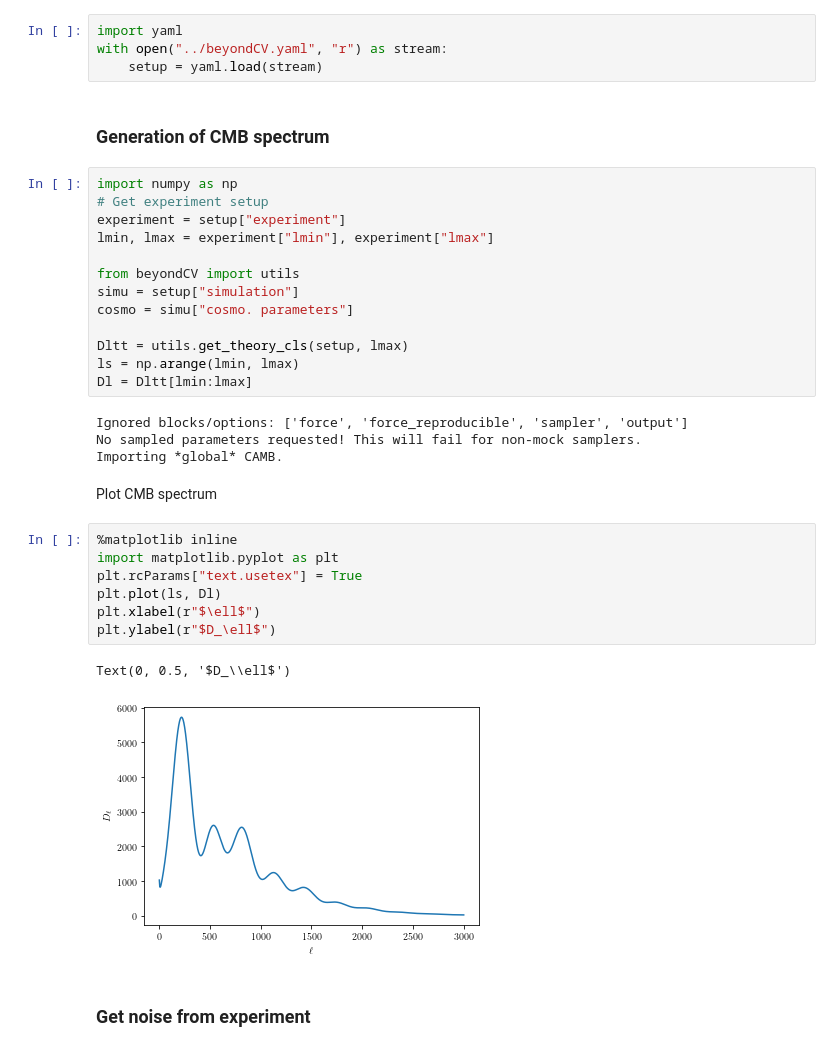
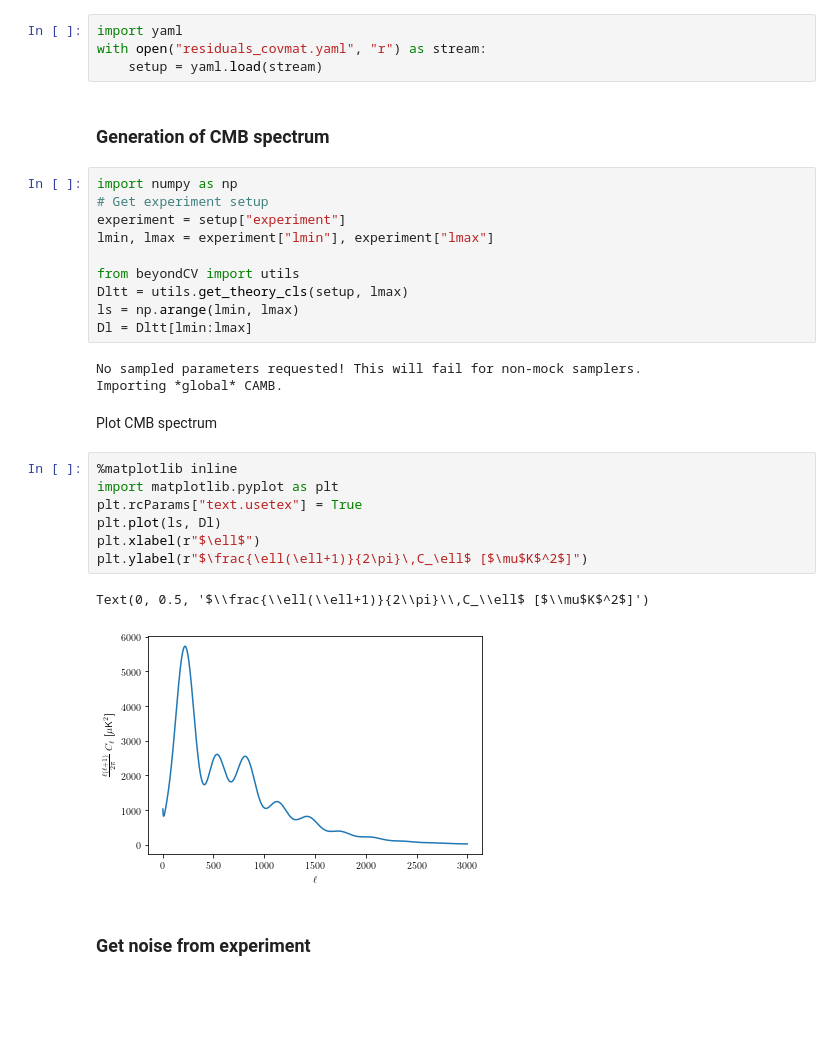
Before and after one commit to xgarrido/beyondCV, a Jupyter notebook: notebooks/residuals_covmat.ipynb, the cells around one changed output. Cells and saved outputs as stored; diff of their text form; blank space fills up the shorter version.

```diff
--- a/notebooks/residuals_covmat.ipynb
+++ b/notebooks/residuals_covmat.ipynb
@@ -4,7 +4,7 @@
 ### Load yaml file
 # %%
 import yaml
-with open("../beyondCV.yaml", "r") as stream:
+with open("residuals_covmat.yaml", "r") as stream:
     setup = yaml.load(stream)
 # %% [markdown]
 ### Generation of CMB spectrum
@@ -15,14 +15,10 @@ experiment = setup["experiment"]
 lmin, lmax = experiment["lmin"], experiment["lmax"]
 
 from beyondCV import utils
-simu = setup["simulation"]
-cosmo = simu["cosmo. parameters"]
-
 Dltt = utils.get_theory_cls(setup, lmax)
 ls = np.arange(lmin, lmax)
 Dl = Dltt[lmin:lmax]
 # %% [output]
-Ignored blocks/options: ['force', 'force_reproducible', 'sampler', 'output']
 No sampled parameters requested! This will fail for non-mock samplers.
 Importing *global* CAMB.
 # %% [markdown]
@@ -30,13 +26,13 @@ Plot CMB spectrum
 # %%
 %matplotlib inline
 import matplotlib.pyplot as plt
 plt.rcParams["text.usetex"] = True
 plt.plot(ls, Dl)
 plt.xlabel(r"$\ell$")
-plt.ylabel(r"$D_\ell$")
+plt.ylabel(r"$\frac{\ell(\ell+1)}{2\pi}\,C_\ell$ [$\mu$K$^2$]")
 # %% [output]
-Text(0, 0.5, '$D_\\ell$')
+Text(0, 0.5, '$\\frac{\\ell(\\ell+1)}{2\\pi}\\,C_\\ell$ [$\\mu$K$^2$]')
-[figure, old version]
+[figure, new version]
 # %% [markdown]
 ### Get noise from experiment
 # %%
```
Also changed, not shown: parts of 14 cells of this notebook, 2 other files.
